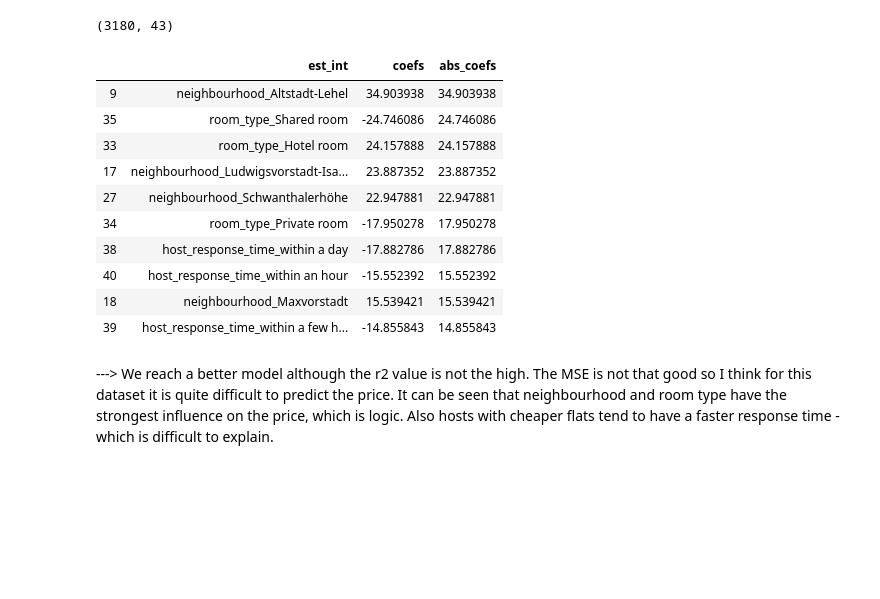
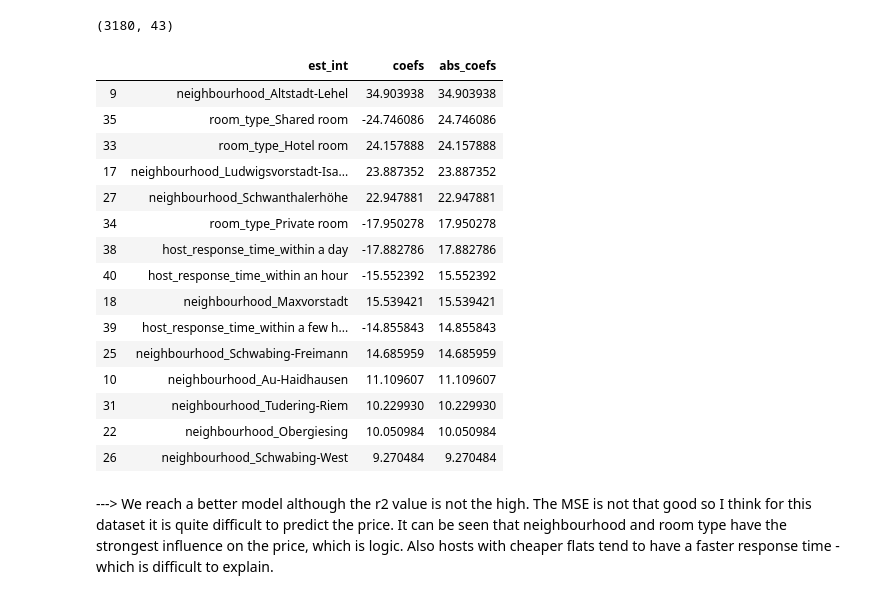
Before and after one commit to chrisdiss/airbnb-munich, a Jupyter notebook: Airbnb - Munich.ipynb, the cells around one changed output. Saved outputs shown, nothing was run; the diff lists cells and outputs as text; code cells hidden in the pictures; blank space fills up the shorter version.

```diff
--- a/Airbnb - Munich.ipynb
+++ b/Airbnb - Munich.ipynb
@@ -887,30 +892,35 @@ X_train.shape
 # %%
 def coef_weights(coefficients, X_train):
 
     coefs_df = pd.DataFrame()
     coefs_df['est_int'] = X_train.columns
     coefs_df['coefs'] = lm_model.coef_
     coefs_df['abs_coefs'] = np.abs(lm_model.coef_)
     coefs_df = coefs_df.sort_values('abs_coefs', ascending=False)
     return coefs_df
 
 #Use the function
 coef_df = coef_weights(lm_model.coef_, X_train)
 
 #A quick look at the top results
-coef_df.head(10)
+coef_df.head(15)
 # %% [output]
 |  | est_int | coefs | abs_coefs |
 | 9 | neighbourhood_Altstadt-Lehel | 34.903938 | 34.903938 |
 | 35 | room_type_Shared room | -24.746086 | 24.746086 |
 | 33 | room_type_Hotel room | 24.157888 | 24.157888 |
 | 17 | neighbourhood_Ludwigsvorstadt-Isa... | 23.887352 | 23.887352 |
 | 27 | neighbourhood_Schwanthalerhöhe | 22.947881 | 22.947881 |
 | 34 | room_type_Private room | -17.950278 | 17.950278 |
 | 38 | host_response_time_within a day | -17.882786 | 17.882786 |
 | 40 | host_response_time_within an hour | -15.552392 | 15.552392 |
 | 18 | neighbourhood_Maxvorstadt | 15.539421 | 15.539421 |
 | 39 | host_response_time_within a few h... | -14.855843 | 14.855843 |
+| 25 | neighbourhood_Schwabing-Freimann | 14.685959 | 14.685959 |
+| 10 | neighbourhood_Au-Haidhausen | 11.109607 | 11.109607 |
+| 31 | neighbourhood_Tudering-Riem | 10.229930 | 10.229930 |
+| 22 | neighbourhood_Obergiesing | 10.050984 | 10.050984 |
+| 26 | neighbourhood_Schwabing-West | 9.270484 | 9.270484 |
 # %% [markdown]
 ---> We reach a better model although the r2 value is not the high. The MSE is not that good so I think for this dataset it is quite difficult to predict the price. It can be seen that neighbourhood and room type have the strongest influence on the price, which is logic. Also hosts with cheaper flats tend to have a faster response time - which is difficult to explain.
 # %% [markdown]
```
Also changed, not shown: parts of 8 cells of this notebook.
